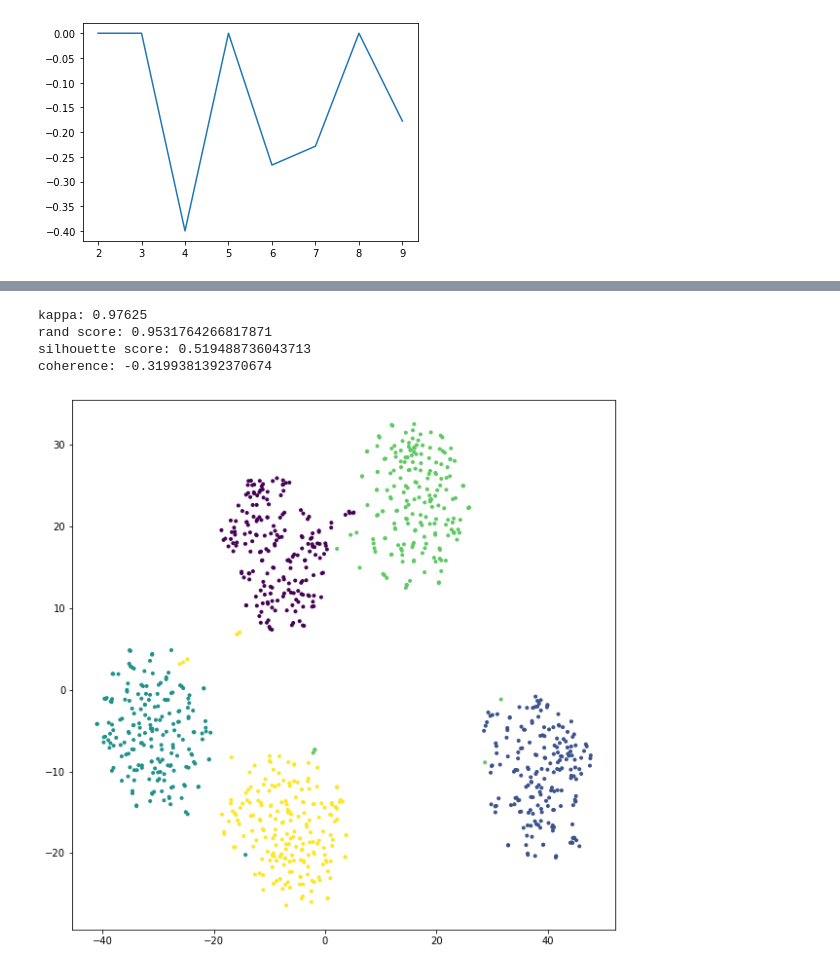
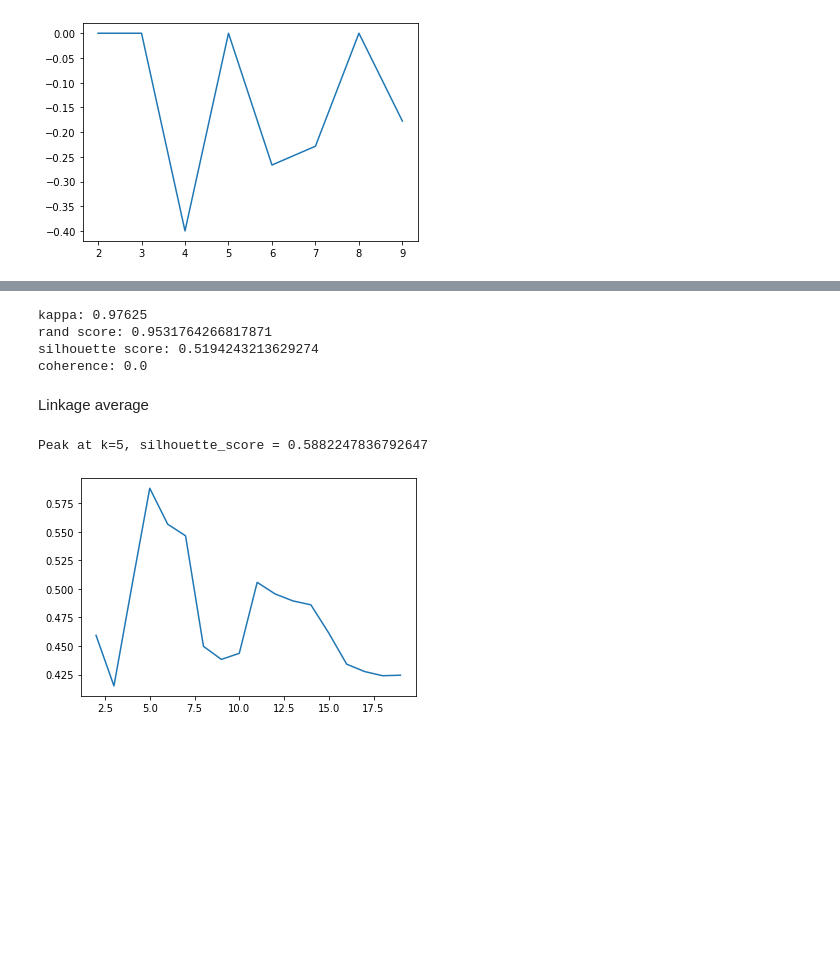
Before and after one commit to Data-Sciecne-Applications/clustering-assignment, a Jupyter notebook: TF-IDF/hierarchical.ipynb, the cells around one changed output, grey strips where cells are left out. Cells and saved outputs as stored; diff of their text form; code cells hidden in the pictures; blank space fills up the shorter version.

```diff
--- a/TF-IDF/hierarchical.ipynb
+++ b/TF-IDF/hierarchical.ipynb
@@ -120,10 +119,10 @@ mapped_pred = np.asarray(mapped_pred) # predicted label
 # %%
-kappa = measures.get_kappa(df['label'], mapped_pred)
-rand_score = measures.get_rand_score(df['label'], mapped_pred)
-silhouette = measures.get_silhouette_score(corpus_lsi, pred)
+kappa = measures.get_kappa(df['label'], mapped_pred_ward)
+rand_score = measures.get_rand_score(df['label'], mapped_pred_ward)
+silhouette = measures.get_silhouette_score(corpus_lsi, pred_ward)
 coherence = measures.get_coherence(cm)
 # %% [output]
 kappa: 0.97625
 rand score: 0.9531764266817871
-silhouette score: 0.519488736043713
-coherence: -0.3199381392370674
+silhouette score: 0.5194243213629274
+coherence: 0.0
@@ -138,7 +129,9 @@ tfidf_embedded = TSNE(n_components=2,
-# %%
-fig = plt.figure(figsize = (10, 10))
-ax = plt.axes()
-plt.scatter(tfidf_embedded[:, 0], tfidf_embedded[:, 1], marker = ".", c = pred)
-plt.show()
-# %% [output]
-[figure, removed]
+# %% [markdown]
+Linkage average
+# %%
+results = measures.best_silhouette_score(AgglomerativeClustering(linkage="average"), corpus = corpus_tfidf, dictionary = dictionary, max_n_clusters = 20, best_num_topic=5)
+best_at = list(results['score']).index(results['score'].max())+2
+print("Peak at k={}, silhouette_score = {}".format(best_at, results['score'].max()))
+# %% [output]
+Peak at k=5, silhouette_score = 0.5882247836792647
+[figure, added]
```
Also changed, not shown: parts of 16 cells of this notebook, 1 other file.
